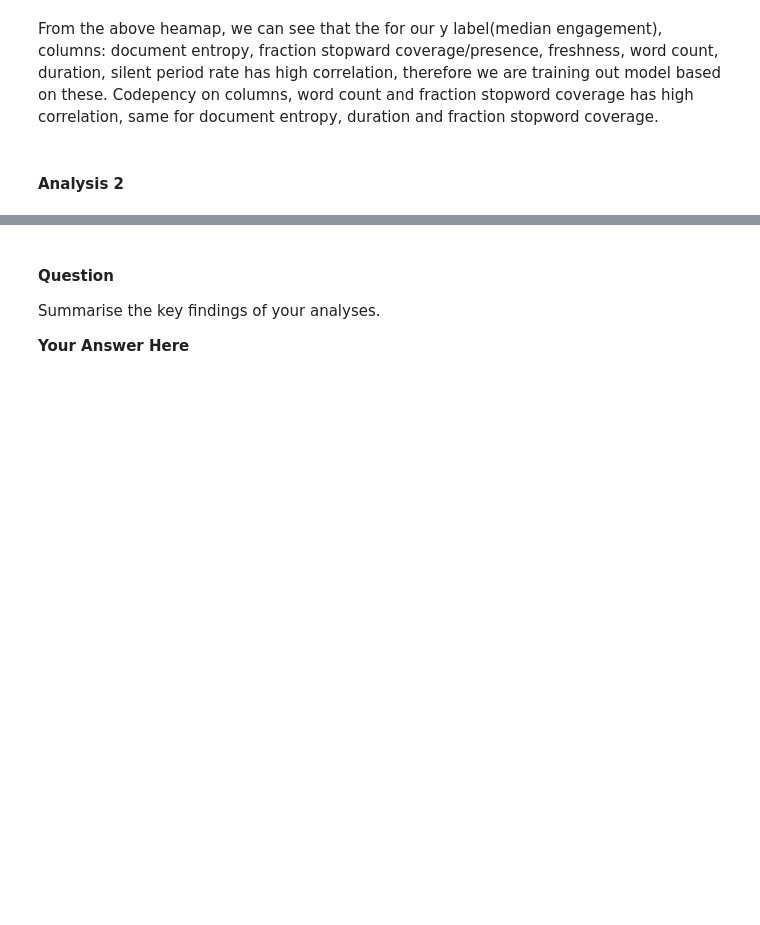
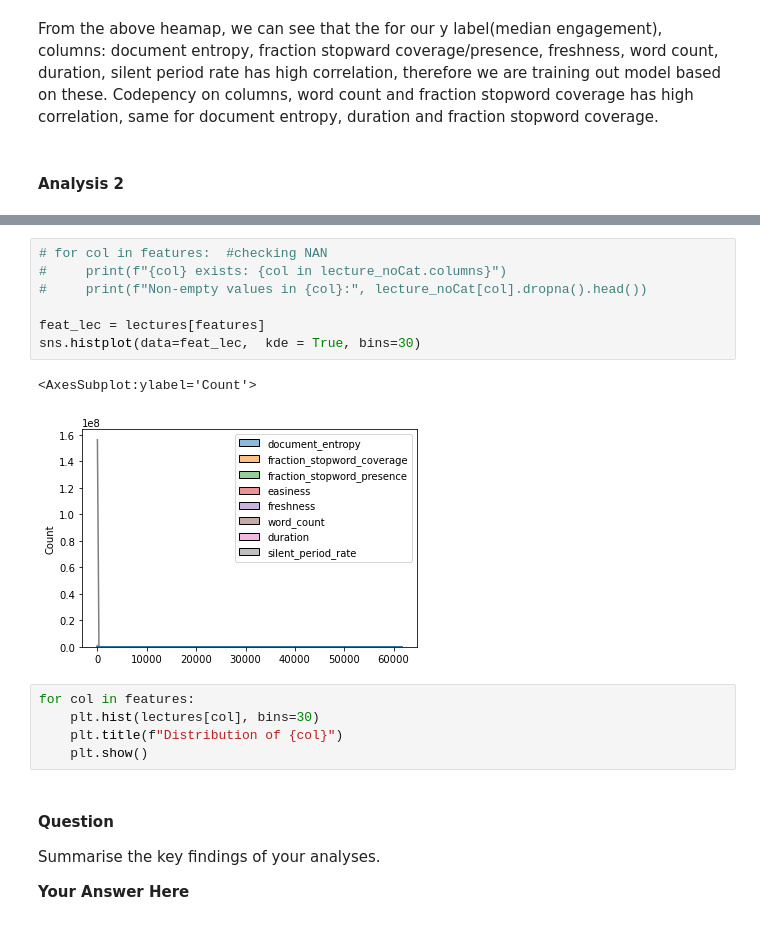
Before and after one commit to Beatrice-cyber/FAI, a Jupyter notebook: cw/COMP0186_CW1/assignment_COMP0186.ipynb, the cells around one changed output, grey strips where cells are left out. Drawn from its saved outputs; the diff is of its cells as text; blank space fills up the shorter version.

```diff
--- a/cw/COMP0186_CW1/assignment_COMP0186.ipynb
+++ b/cw/COMP0186_CW1/assignment_COMP0186.ipynb
@@ -224,3 +193,18 @@ ValueError: could not convert string to float: 'stem'
+# %%
+# for col in features:  #checking NAN
+#     print(f"{col} exists: {col in lecture_noCat.columns}")
+#     print(f"Non-empty values in {col}:", lecture_noCat[col].dropna().head())
+
+feat_lec = lectures[features]
+sns.histplot(data=feat_lec,  kde = True, bins=30)
+# %% [output]
+<AxesSubplot:ylabel='Count'>
+[figure, added]
+# %%
+for col in features:
+    plt.hist(lectures[col], bins=30)
+    plt.title(f"Distribution of {col}")
+    plt.show()
 # %% [markdown]
 #### Question
 
```
Also changed, not shown: parts of 7 cells of this notebook.
